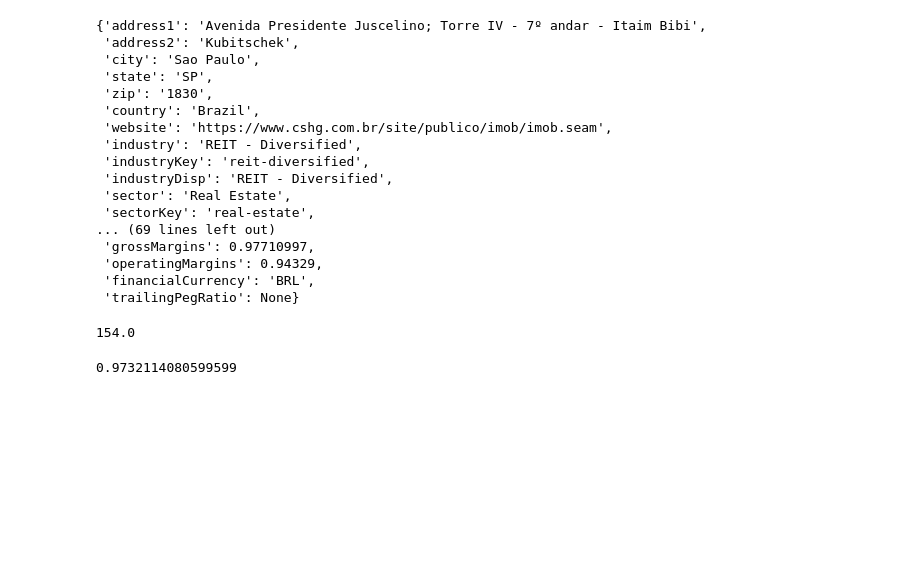
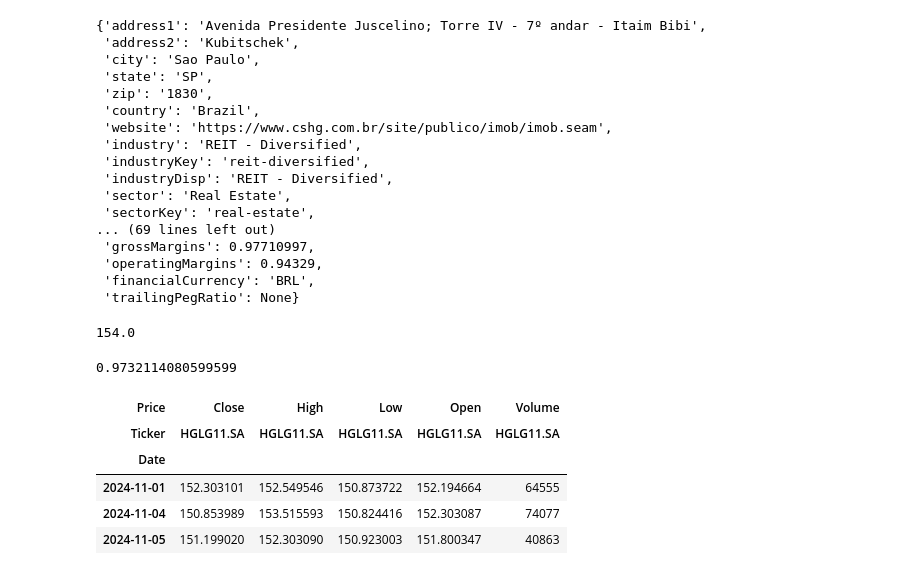
Before and after one commit to AlbertoRodrigues/Generative-IA, a Jupyter notebook: agentic-systems-with-langchain-and-langgraph/app/case.ipynb, the cells around one changed output. Drawn from its saved outputs; the diff is of its cells as text; code cells hidden in the pictures; blank space fills up the shorter version.

```diff
--- a/agentic-systems-with-langchain-and-langgraph/case.ipynb
+++ b/agentic-systems-with-langchain-and-langgraph/app/case.ipynb
@@ -172,0 +152,11 @@ res["currentPrice"] / res["bookValue"]
+# %%
+df_price = yf.download('HGLG11.SA', start='2024-11-01', end='2024-11-06', progress=False)
+# %%
+df_price
+# %% [output]
+| Price | Close | High | Low | Open | Volume |
+| Ticker | HGLG11.SA | HGLG11.SA | HGLG11.SA | HGLG11.SA | HGLG11.SA |
+| Date |  |  |  |  |  |
+| 2024-11-01 | 152.303101 | 152.549546 | 150.873722 | 152.194664 | 64555 |
+| 2024-11-04 | 150.853989 | 153.515593 | 150.824416 | 152.303087 | 74077 |
+| 2024-11-05 | 151.199020 | 152.303090 | 150.923003 | 151.800347 | 40863 |
```
Also changed, not shown: parts of 9 cells of this notebook, 5 other files.
